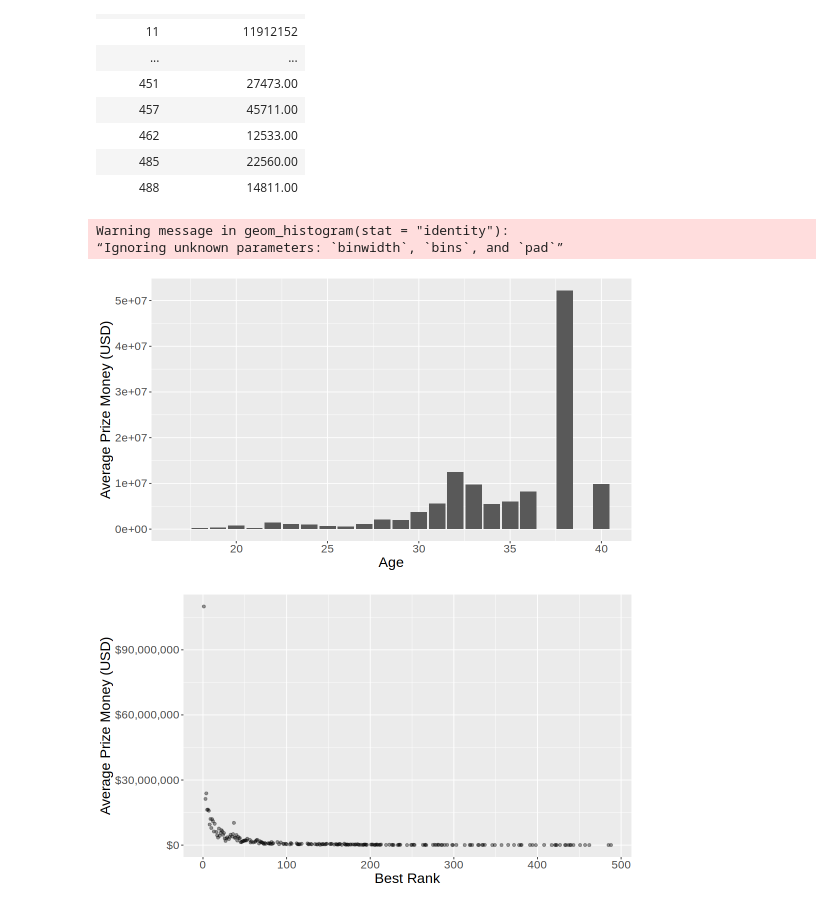
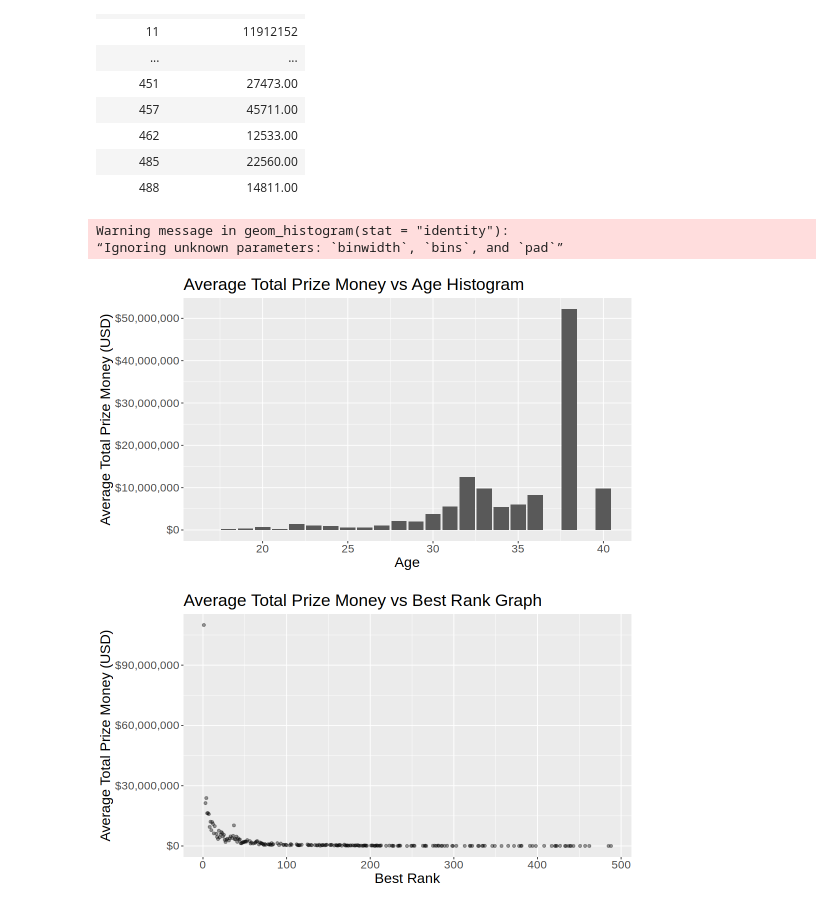
Before and after one commit to Myralalala/group15, a Jupyter notebook: project_proposal.ipynb, the cells around one changed output. Saved outputs shown, nothing was run; the diff lists cells and outputs as text; code cells hidden in the pictures.

Commit message:
Added graph titles and a bit of data analysis.

```diff
--- a/project_proposal.ipynb
+++ b/project_proposal.ipynb
@@ -85,7 +67,7 @@ tennis_data_tidy <- tennis_data |>
                 sep = " ") |>
         mutate(age = as.double(age), best_rank = as.double(best_rank), prize_money = as.double(gsub(",", "", prize_money))) |>
         select(age, best_rank, prize_money) |>
-        filter(age != "NA", best_rank != "NA", prize_money != "NA")
+        filter(prize_money != "NA")
 
 tennis_data_tidy
 # %% [output]
@@ -182,27 +159,30 @@ A tibble: 216 × 2
 # %%
 #Initial graphs of the predictor variables and the response variable we are predicting (Prize money)
 options(repr.plot.width = 9, repr.plot.height = 5)
 
 age_graph <- average_age |>
   ggplot(aes(x = age, y = average_prize_money)) +
     geom_histogram(stat = "identity") +
-    labs(x = "Age", y = "Average Prize Money (USD)") +
-    theme(text = element_text(size = 17))
+    labs(x = "Age", y = "Average Total Prize Money (USD)") +
+    scale_y_continuous(labels = dollar_format()) +
+    theme(text = element_text(size = 17)) +
+    ggtitle("Average Total Prize Money vs Age Histogram")
 
 best_rank_graph <- average_best_rank |>
   ggplot(aes(x = best_rank, y = average_prize_money)) +
     geom_point(alpha = 0.4) +
-    labs(x = "Best Rank", y = "Average Prize Money (USD)") +
+    labs(x = "Best Rank", y = "Average Total Prize Money (USD)") +
     scale_y_continuous(labels = dollar_format()) +
-    theme(text = element_text(size = 17))
+    theme(text = element_text(size = 17)) +
+    ggtitle("Average Total Prize Money vs Best Rank Graph")
 
 age_graph
 best_rank_graph
 # %% [output]
 Warning message in geom_histogram(stat = "identity"):
 “Ignoring unknown parameters: `binwidth`, `bins`, and `pad`”
-[figure, old version]
+[figure, new version]
-[figure, old version]
+[figure, new version]
 # %% [markdown]
 **METHODS:**
 
```
Also changed, not shown: parts of 4 cells of this notebook.
